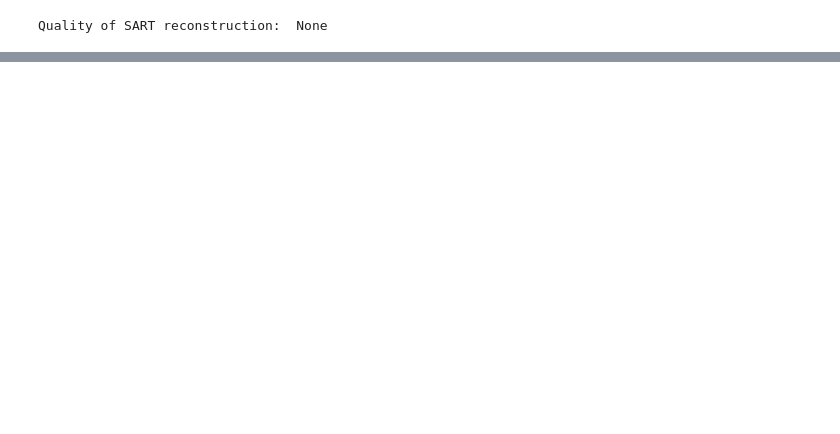
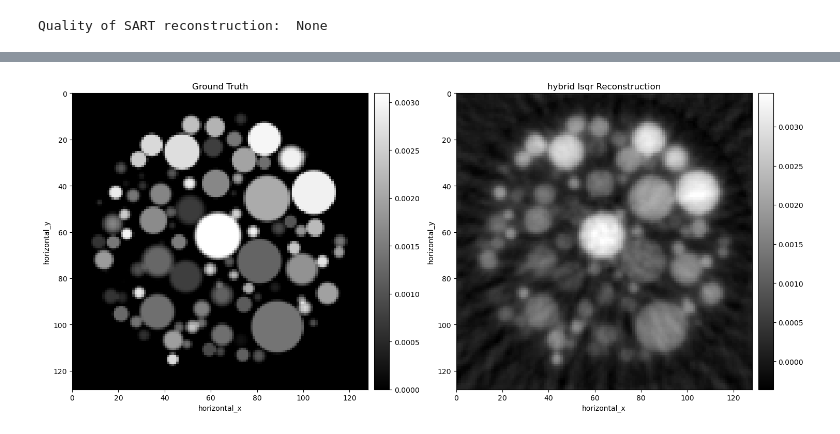
Before and after one commit to MargaretDuff/cil_test_notebooks, a Jupyter notebook: os-sart-tigre/basic_tigre_wrapping.ipynb, the cells around one changed output, grey strips where cells are left out. Saved outputs shown, nothing was run; the diff lists cells and outputs as text; code cells hidden in the pictures; blank space fills up the shorter version.

```diff
--- a/os-sart-tigre/basic_tigre_wrapping.ipynb
+++ b/os-sart-tigre/basic_tigre_wrapping.ipynb
@@ -83,0 +104,5 @@ Quality of SART reconstruction:  None
+# %%
+algo = tigre_algo_wrapper(name='hybrid_lsqr', initial=None, image_geometry=ig, data=absorption, niter=5)
+img, qual = algo.run()
+show2D([ground_truth, img], title = ['Ground Truth', 'hybrid lsqr Reconstruction'], origin = 'upper', num_cols = 2);
+# %% [output]
@@ -83,0 +111 @@ Quality of SART reconstruction:  None
+[figure, added]
```
Also changed, not shown: parts of 17 cells of this notebook.
